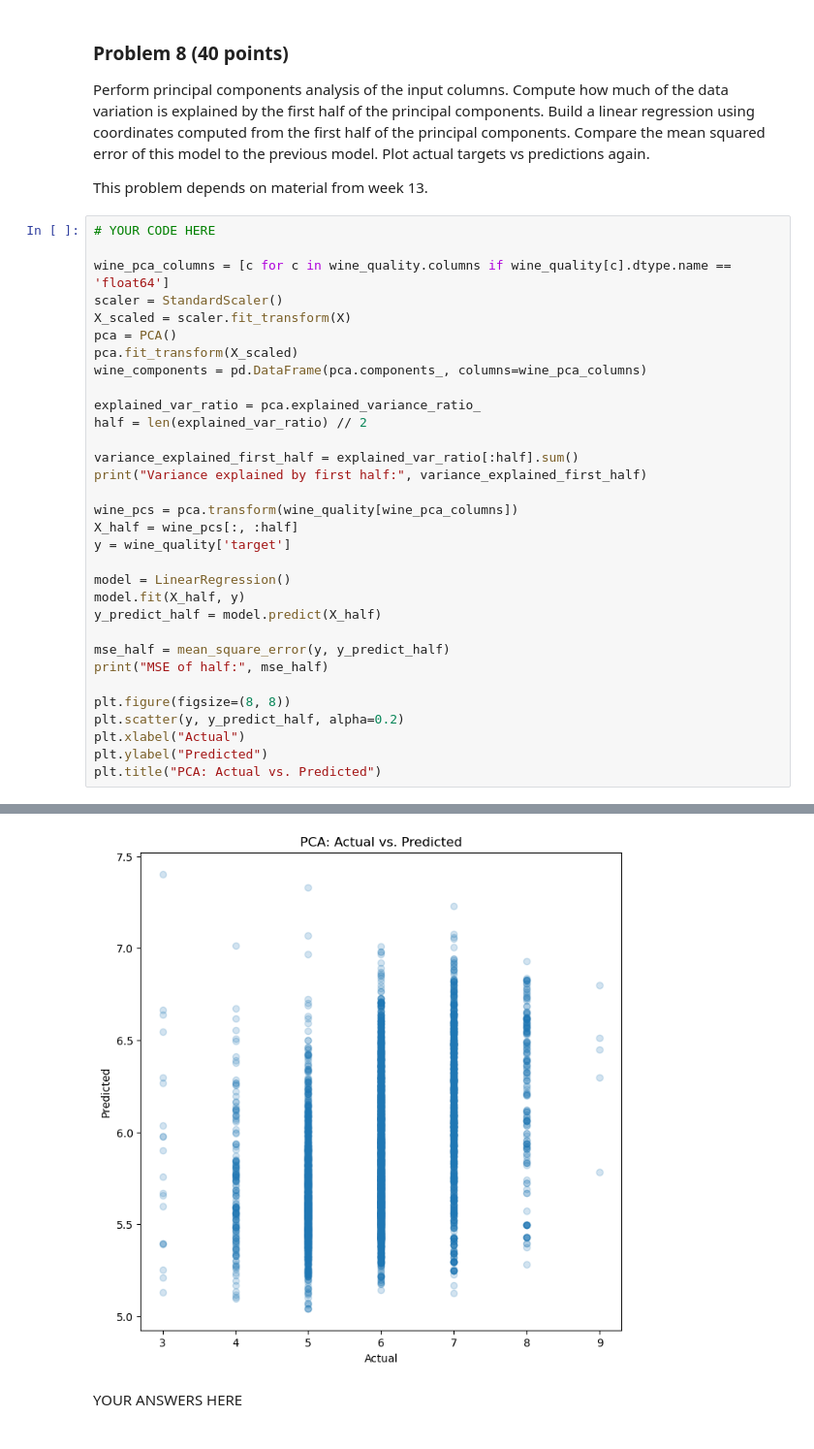
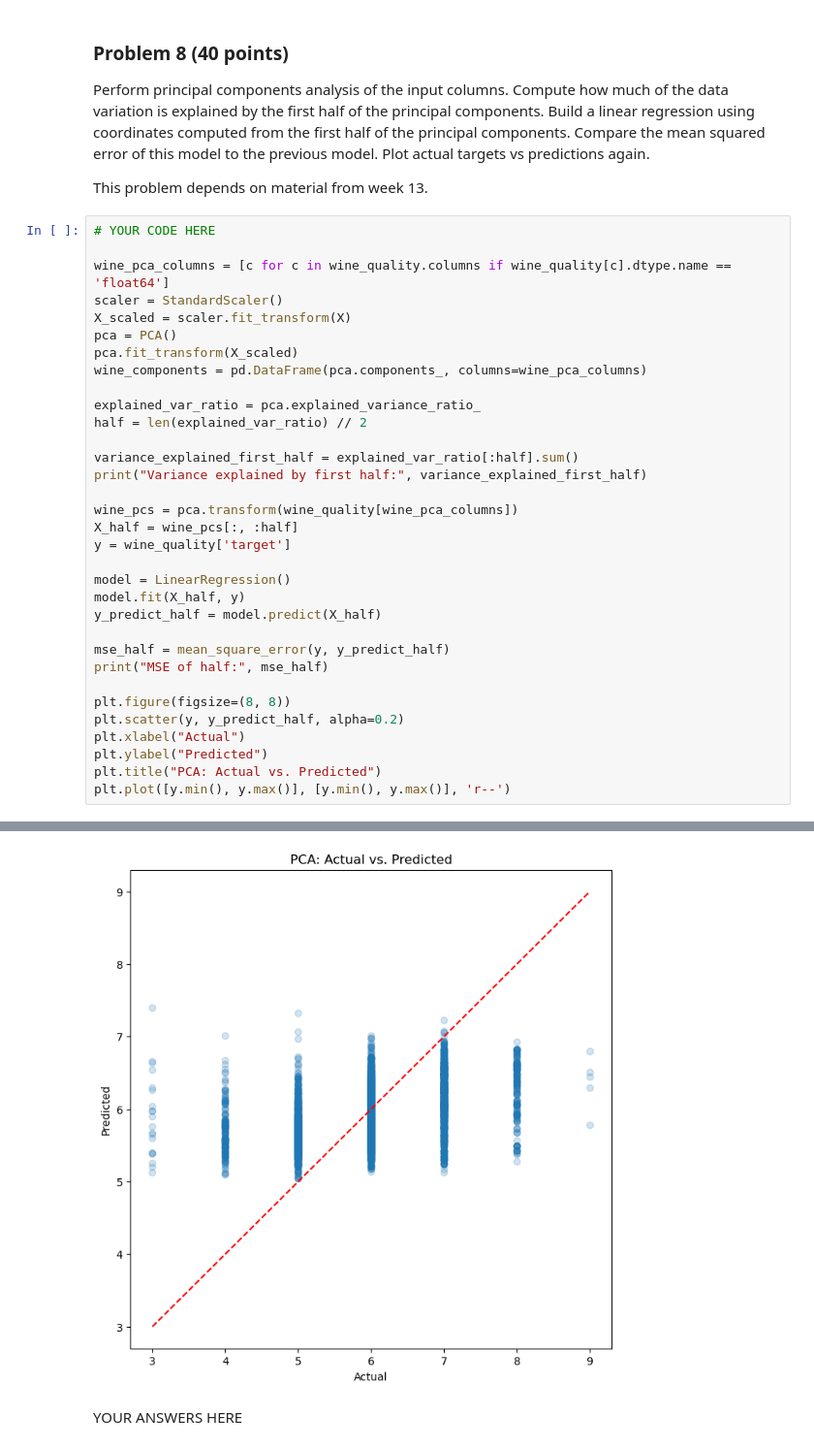
Before and after one commit to chenmichael2/dx601-final-project, a Jupyter notebook: project.ipynb, the cells around one changed output, grey strips where cells are left out. Shown: that part at 97% size. Cells and saved outputs as stored; diff of their text form.

```diff
--- a/project.ipynb
+++ b/project.ipynb
@@ -341,6 +349,7 @@ plt.scatter(y, y_predict_half, alpha=0.2)
 plt.xlabel("Actual")
 plt.ylabel("Predicted")
 plt.title("PCA: Actual vs. Predicted")
+plt.plot([y.min(), y.max()], [y.min(), y.max()], 'r--')
 # %% [output]
 Variance explained by first half: 0.7282747359911348
 MSE of half: 0.6336621057618057
@@ -348,4 +357,4 @@ Text(0.5, 1.0, 'PCA: Actual vs. Predicted')
-[figure, old version]
+[figure, new version]
 # %% [markdown]
 YOUR ANSWERS HERE
 # %%
```
Also changed, not shown: parts of 10 cells of this notebook.
